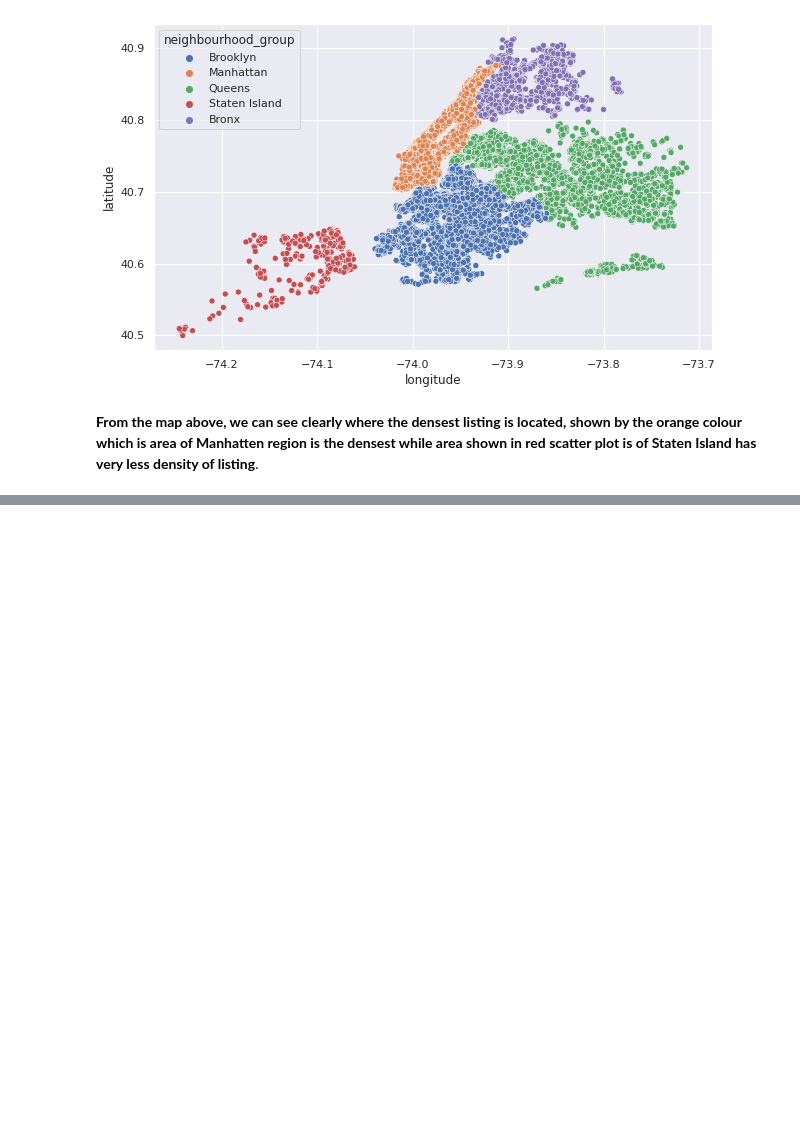
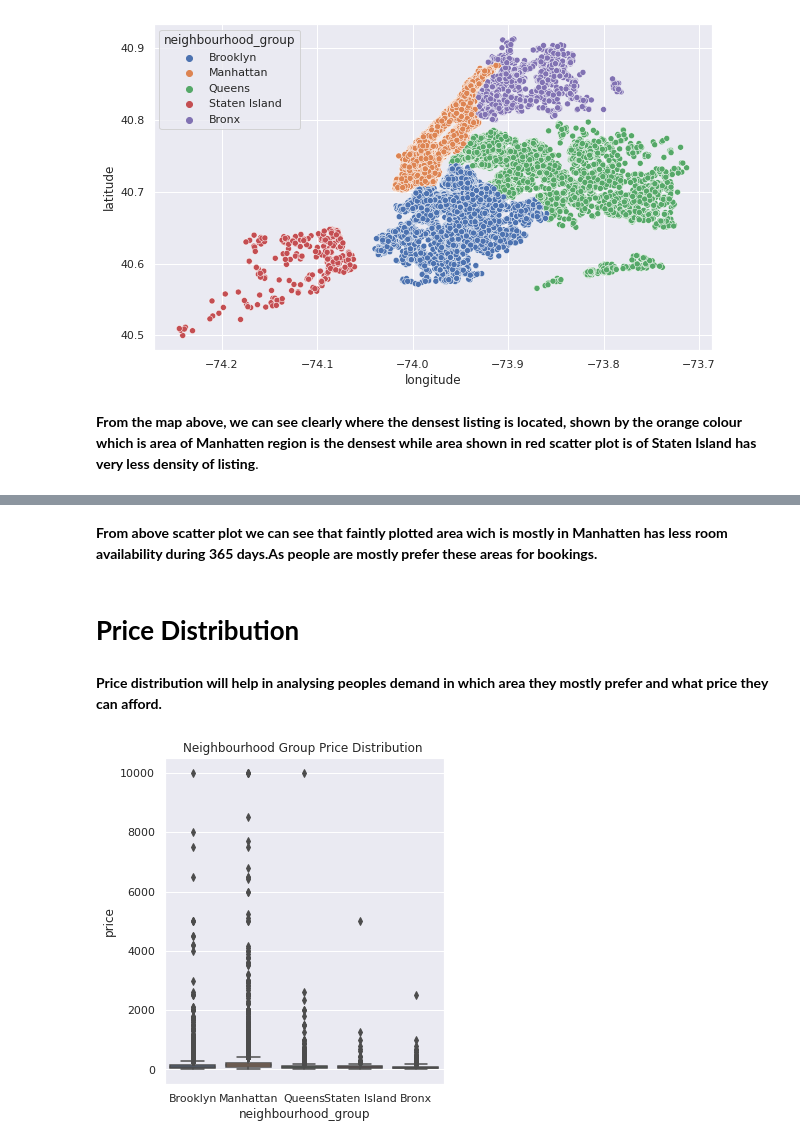
Before and after one commit to Shubhampatil555/Airbnb-booking-data-analysis, a Jupyter notebook: EDA_of_Airbnb_data_analysis_capstone_project.ipynb, the cells around one changed output, grey strips where cells are left out. Cells and saved outputs as stored; diff of their text form; code cells hidden in the pictures; blank space fills up the shorter version.

```diff
--- a/EDA_of_Airbnb_data_analysis_capstone_project.ipynb
+++ b/EDA_of_Airbnb_data_analysis_capstone_project.ipynb
@@ -361,0 +383,14 @@ airbnb.neighbourhood_group.value_counts().to_frame()
+# %% [markdown]
+**From above scatter plot we can see that faintly plotted area wich is mostly in Manhatten has less room availability during 365 days.As people are mostly prefer these areas for bookings.**
+# %% [markdown]
+# **Price Distribution**
+# %% [markdown]
+**Price distribution will help in analysing peoples demand in which area they mostly prefer and what price they can afford.**
+# %%
+# Boxplot of price distribution in Neighbourhood Group
+plt.figure(figsize=(5,6))
+sns.boxplot(y='price',x='neighbourhood_group',data = airbnb)
+plt.title('Neighbourhood Group Price Distribution ')
+plt.show()
+# %% [output]
+[figure, added]
```
Also changed, not shown: parts of 8 cells of this notebook.
